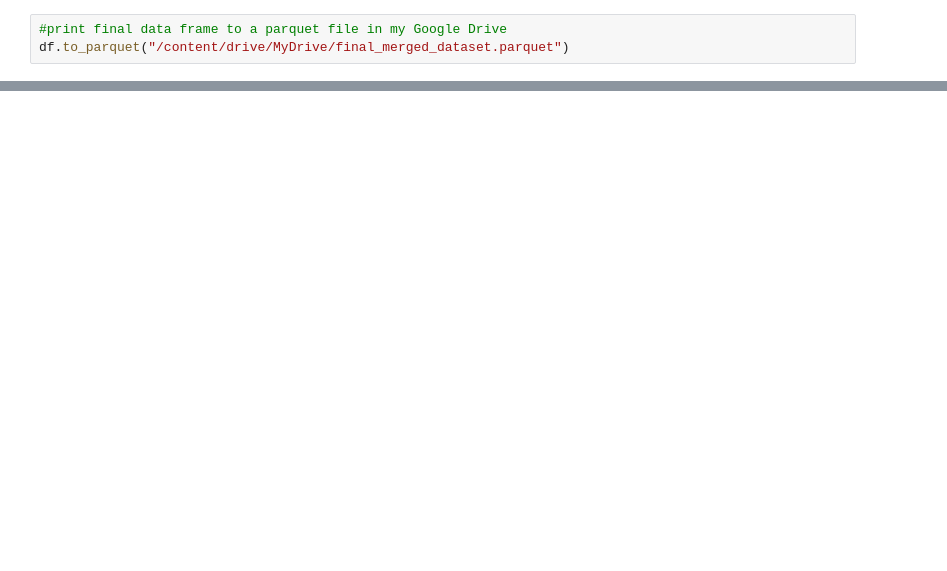
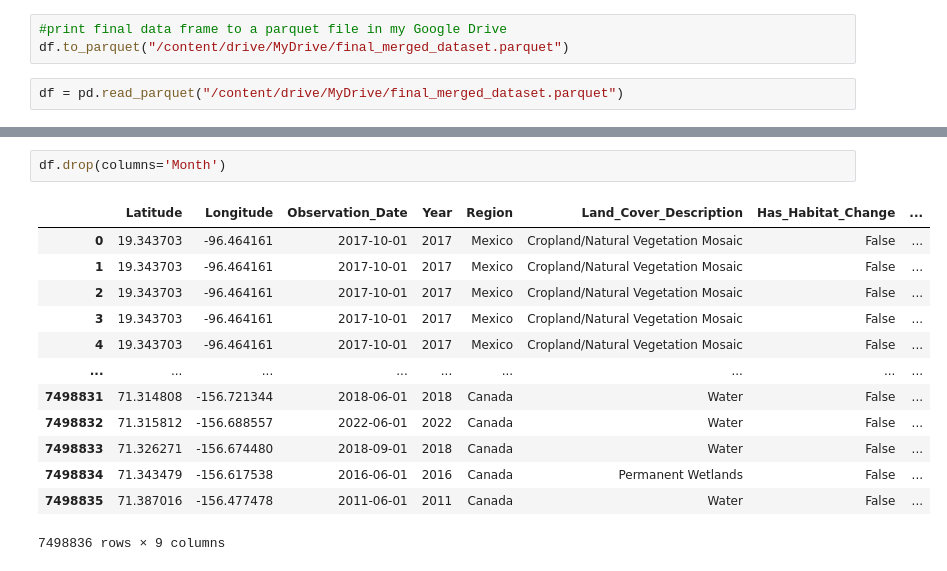
Before and after one commit to DajanaSanchez/BirdMigrationClimateAnalysis, a Jupyter notebook: bird_land_climate_merge.ipynb, the cells around one changed output, grey strips where cells are left out. Drawn from its saved outputs; the diff is of its cells as text; blank space fills up the shorter version.

```diff
--- a/bird_land_climate_merge.ipynb
+++ b/bird_land_climate_merge.ipynb
@@ -396,3 +436,5 @@ df.describe()
 # %%
 #print final data frame to a parquet file in my Google Drive
 df.to_parquet("/content/drive/MyDrive/final_merged_dataset.parquet")
+# %%
+df = pd.read_parquet("/content/drive/MyDrive/final_merged_dataset.parquet")
@@ -398,0 +455,16 @@ df.to_parquet("/content/drive/MyDrive/final_merged_dataset.parquet")
+# %%
+df.drop(columns='Month')
+# %% [output]
+|  | Latitude | Longitude | Observation_Date | Year | Region | Land_Cover_Description | Has_Habitat_Change | ... |
+| 0 | 19.343703 | -96.464161 | 2017-10-01 | 2017 | Mexico | Cropland/Natural Vegetation Mosaic | False | ... |
+| 1 | 19.343703 | -96.464161 | 2017-10-01 | 2017 | Mexico | Cropland/Natural Vegetation Mosaic | False | ... |
+| 2 | 19.343703 | -96.464161 | 2017-10-01 | 2017 | Mexico | Cropland/Natural Vegetation Mosaic | False | ... |
+| 3 | 19.343703 | -96.464161 | 2017-10-01 | 2017 | Mexico | Cropland/Natural Vegetation Mosaic | False | ... |
+| 4 | 19.343703 | -96.464161 | 2017-10-01 | 2017 | Mexico | Cropland/Natural Vegetation Mosaic | False | ... |
+| ... | ... | ... | ... | ... | ... | ... | ... | ... |
+| 7498831 | 71.314808 | -156.721344 | 2018-06-01 | 2018 | Canada | Water | False | ... |
+| 7498832 | 71.315812 | -156.688557 | 2022-06-01 | 2022 | Canada | Water | False | ... |
+| 7498833 | 71.326271 | -156.674480 | 2018-09-01 | 2018 | Canada | Water | False | ... |
+| 7498834 | 71.343479 | -156.617538 | 2016-06-01 | 2016 | Canada | Permanent Wetlands | False | ... |
+| 7498835 | 71.387016 | -156.477478 | 2011-06-01 | 2011 | Canada | Water | False | ... |
+7498836 rows × 9 columns
```
Also changed, not shown: parts of 16 cells of this notebook.
